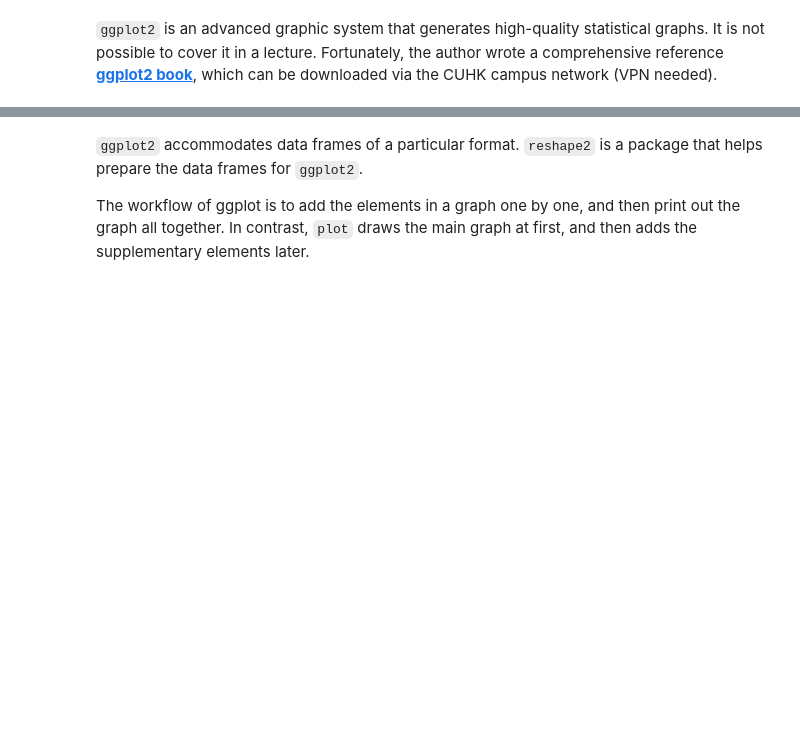
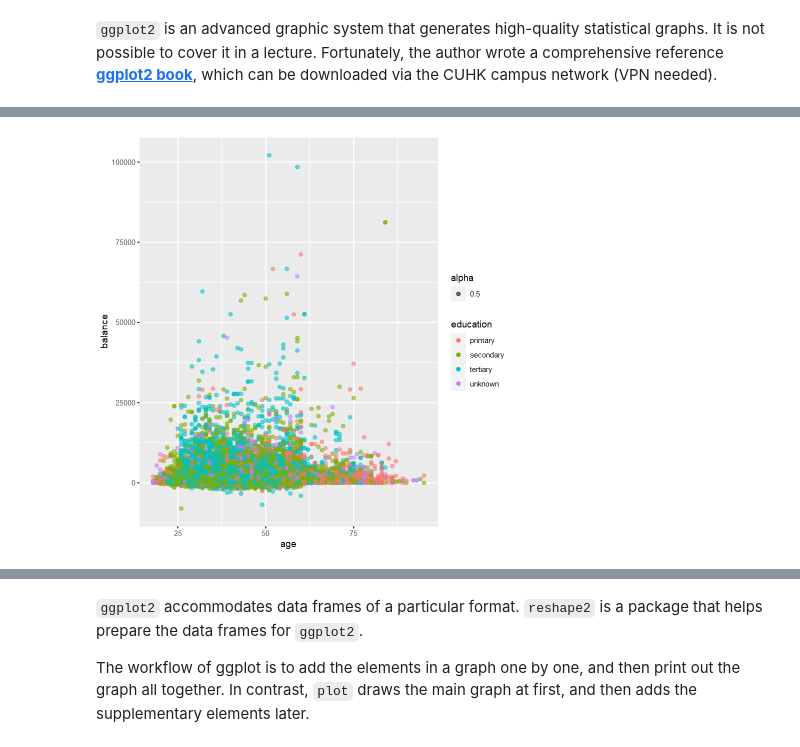
Before and after one commit to zhentaoshi/econ_data_science, a Jupyter notebook: slides_03_data_visualization.ipynb, the cells around one changed output, grey strips where cells are left out. Drawn from its saved outputs; the diff is of its cells as text; code cells hidden in the pictures; blank space fills up the shorter version.

```diff
--- a/slides_03_data_visualization.ipynb
+++ b/slides_03_data_visualization.ipynb
@@ -182,0 +223,8 @@ which can be downloaded via the CUHK campus network (VPN needed).
+# %%
+# scatter plot with groups
+p2 <- ggplot(data = bank_0) + geom_point(mapping = aes(x = age, y = balance,
+                                                       color = education,
+                                                       alpha = 0.5))
+print(p2)
+# %% [output]
+[figure, added]
```
Also changed, not shown: parts of 8 cells of this notebook, 1 other file.
